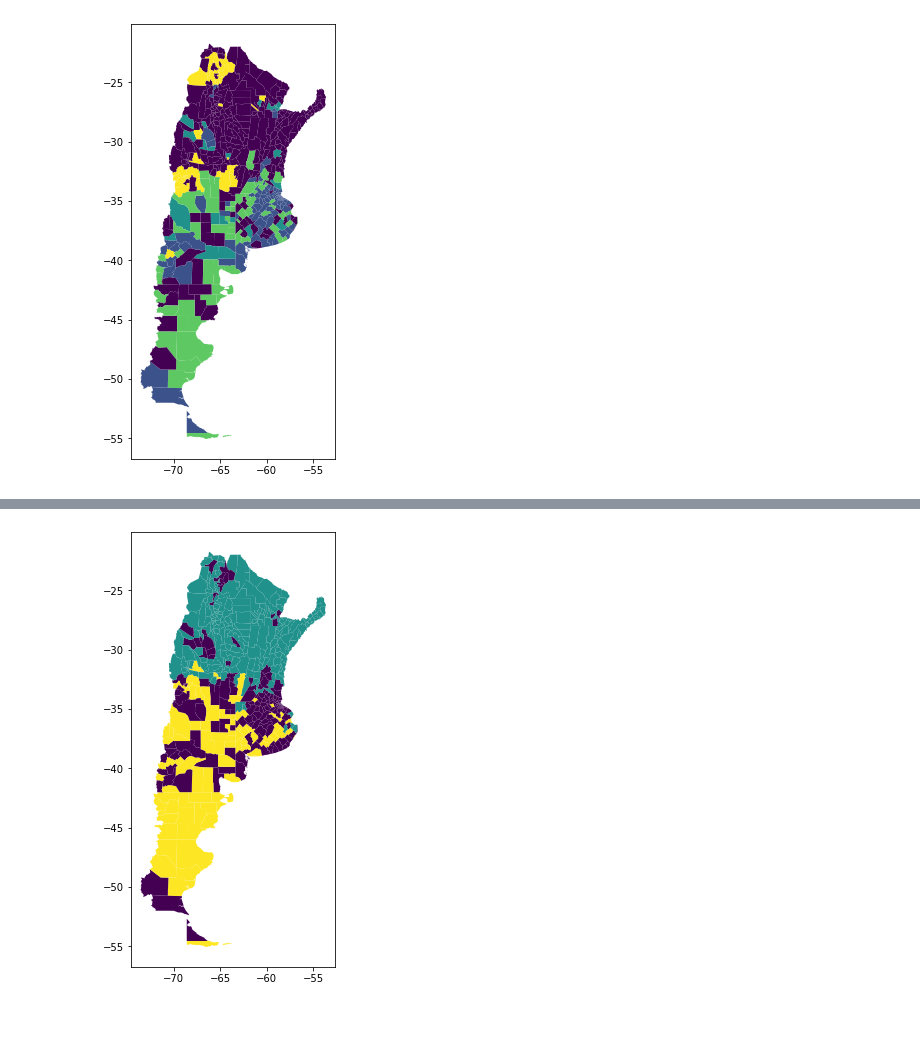
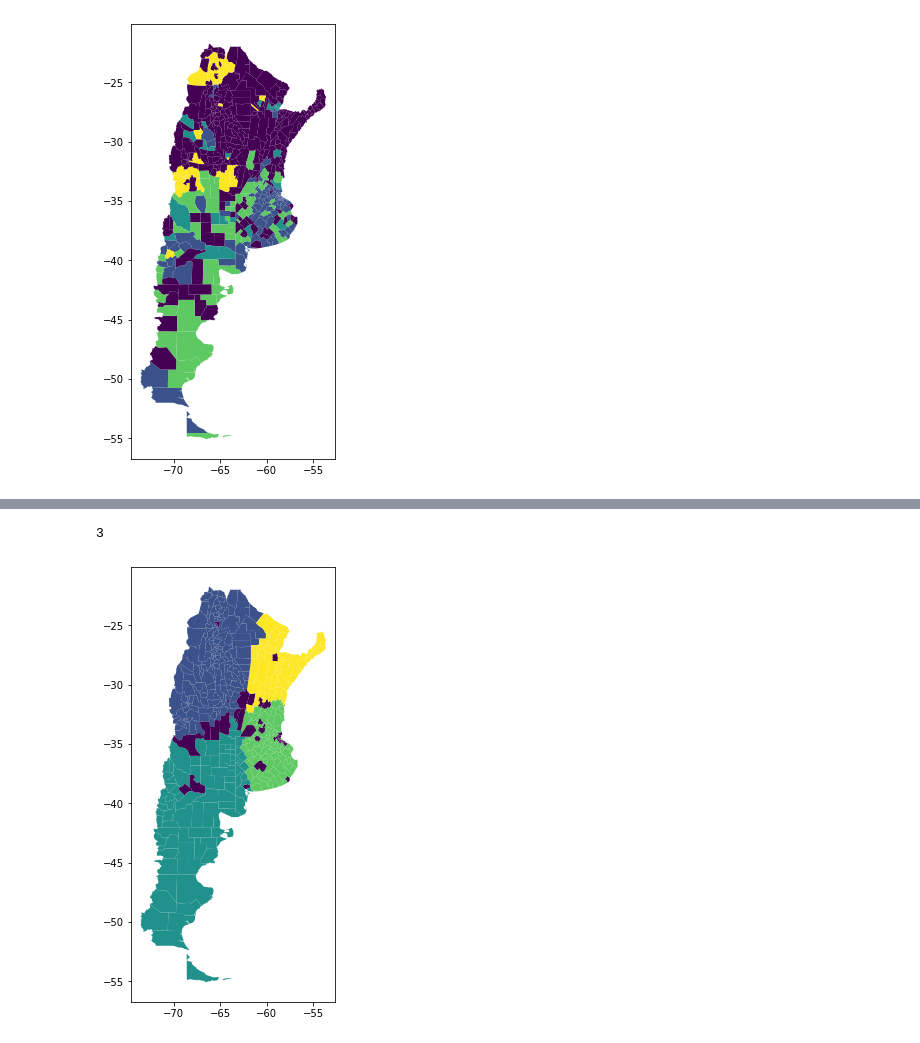
Before and after one commit to pabanib/covid, a Jupyter notebook: Untitled2.ipynb, the cells around one changed output, grey strips where cells are left out. Cells and saved outputs as stored; diff of their text form; code cells hidden in the pictures.

```diff
--- a/Untitled2.ipynb
+++ b/Untitled2.ipynb
@@ -96,9 +96,9 @@ pipe = sk.pipeline.Pipeline([
     ('coord', pipe_coord),
     ('norml1', norm_l1)])
 # %%
-# ddefinimos una metrica para evaluar resultaods
+# ddefinimos unas metricas para evaluar resultaods
 from lq import *
-lqcovid = lq_peri(covid_acum['fallecido','clasificac'])
+lqcovid = lq_peri(covid_acum[['fallecido','personas']])
 
 from sklearn.metrics import silhouette_score,  calinski_harabasz_score
 def siluetas(X, model):
@@ -109,5 +109,5 @@ def inv_davies_bouldin(X,model):
     return (sk.metrics.davies_bouldin_score(X,model.labels_))**-1
 def indice_lq(X, model):
     grupos = model.labels_
-    ind = lqcovid.calcular_indice(grupos)
+    ind = lqcovid.calcular_indice_debil(grupos)
     return 1-ind
@@ -116,12 +114,20 @@ NameError: name 'lq_peri' is not defined
 # %%
 import sklearn.cluster
 hiperparam = {
-    'n_clusters': np.arange(5,10), 'init': ['k-means++', 'random'],
+    'n_clusters': np.arange(5,100), 'init': ['k-means++', 'random'],
     'n_init' : [10]
 }
 
-metricas = {'sil': siluetas, 'cal': calinski, 'dav': inv_davies_bouldin}
+metricas = {'sil': siluetas, 'cal': calinski, 'dav': inv_davies_bouldin, 'lqg': indice_lq}
 
 X = pipe.fit_transform(fallecidos)
 kmeans = metodo(sk.cluster.KMeans(), hiperparam, metricas)
 kmeans.fit(X)
+
+hyperparam_aglo = {'n_clusters':[ 5, 10, 15, 20, 25, 30, 35, 40, 45, 50, 55, 60, 65, 70, 75, 80, 85,
+        90, 95],
+ 'affinity': ['l1', 'l2', 'manhattan', 'cosine'],
+ 'linkage': ['complete', 'average', 'single']}
+
+aglo = metodo(sk.cluster.AgglomerativeClustering(),hyperparam_aglo, metricas)
+aglo.fit(X)
@@ -319,0 +284,7 @@ tskm.best_model_
+# %%
+ag = procesos.agrega_centroides(centroides)
+x = ag.fit_transform(covid_ult_mes.fallecido)
+x = norm_l1.fit_transform(x)
+# %%
+kmeans.fit(x)
+aglo.fit(x)
@@ -320,4 +331,8 @@ tskm.best_model_
+# %%
+aglo_geo.best_model_['modelo'].iloc[0].n_clusters
+# %% [output]
+3
 # %%
-mapa_grupos(tskm)
+mapa_grupos(aglo)
 # %% [output]
-[figure, old version]
+[figure, new version]
```
Also changed, not shown: parts of 66 cells of this notebook, 9 other files.
